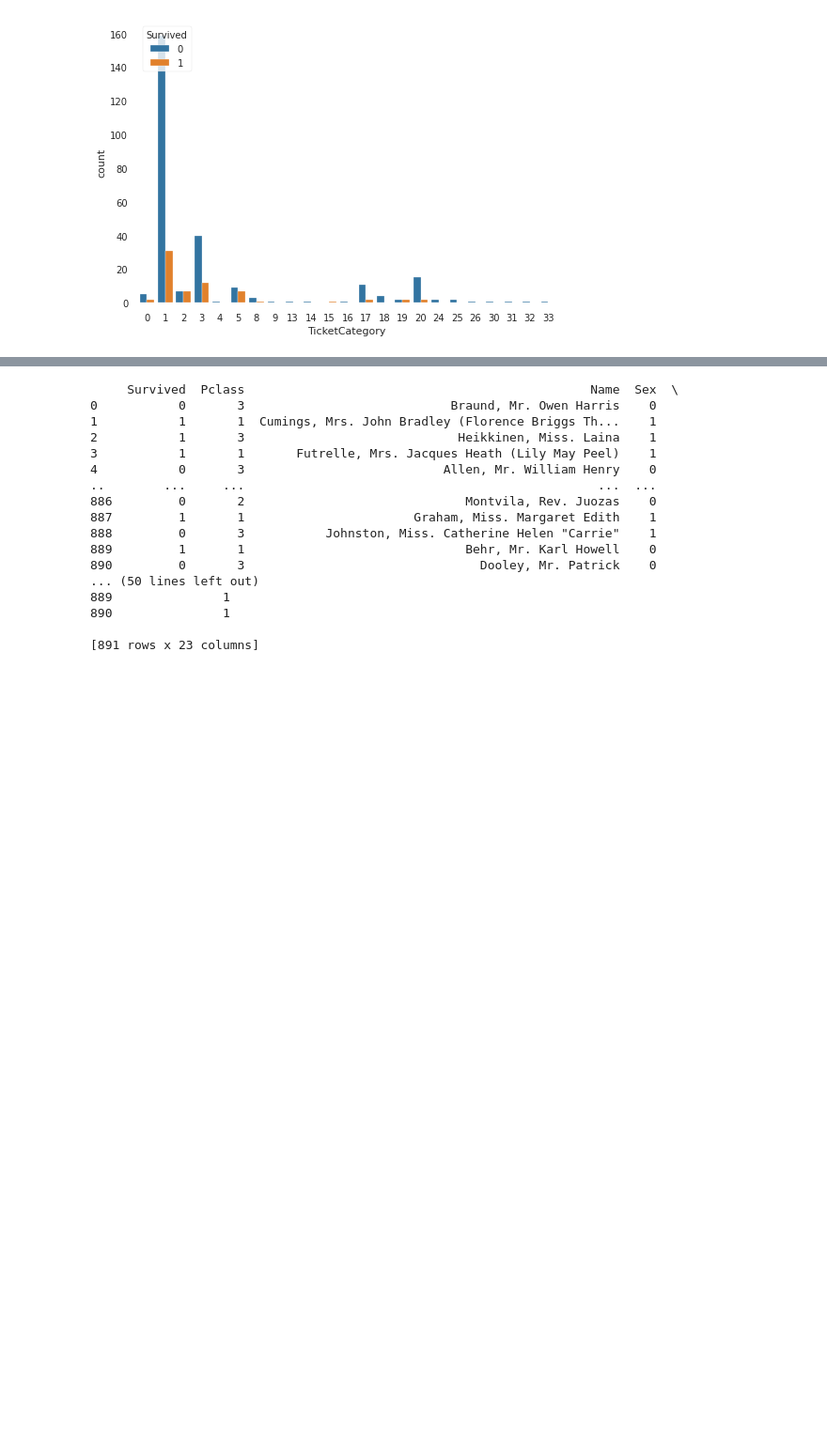
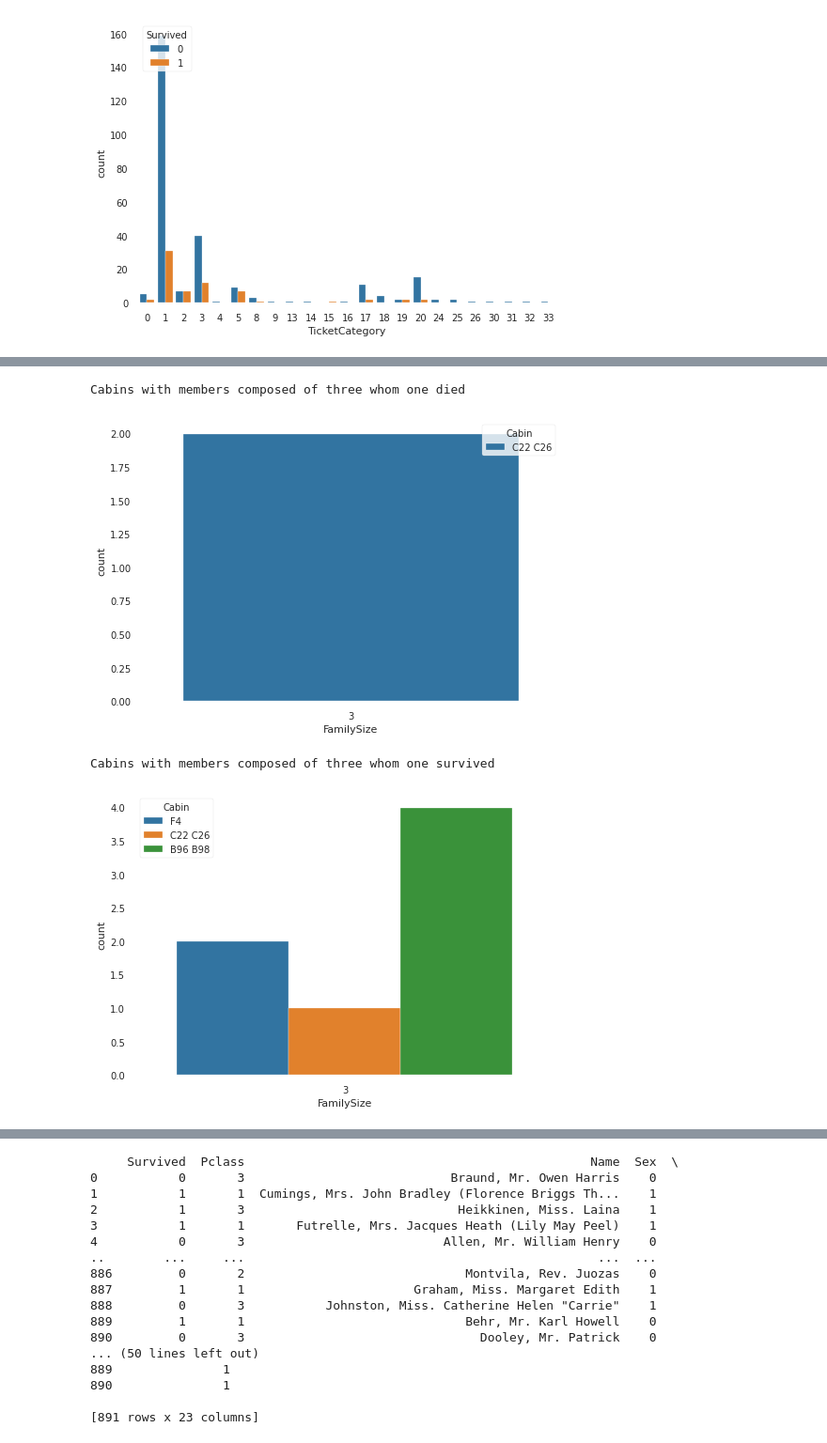
Before and after one commit to edouardkombo/titanic-kaggle-competition, a Jupyter notebook: index.ipynb, the cells around one changed output, grey strips where cells are left out. Shown at 94% size. Drawn from its saved outputs; the diff is of its cells as text; code cells hidden in the pictures; blank space fills up the shorter version.

```diff
--- a/index.ipynb
+++ b/index.ipynb
@@ -531,0 +566,16 @@ Relation between Ticket category from poor passengers and survival rate
+# %%
+
+# Let's get cabins with members composed of three with dead guys
+aa = sns.countplot(x='FamilySize', hue='Cabin', data=df.query('Survived==0 & FamilySize==3'))
+print('Cabins with members composed of three who died')
+plt.show()
+
+# Let's get cabins with members composed of three with survivals
+aa = sns.countplot(x='FamilySize', hue='Cabin', data=df.query('Survived==1 & FamilySize==3'))
+print('Cabins with members composed of three who survived')
+plt.show()
+# %% [output]
+Cabins with members composed of three whom one died
+[figure, added]
+Cabins with members composed of three whom one survived
+[figure, added]
```
Also changed, not shown: parts of 6 cells of this notebook.
